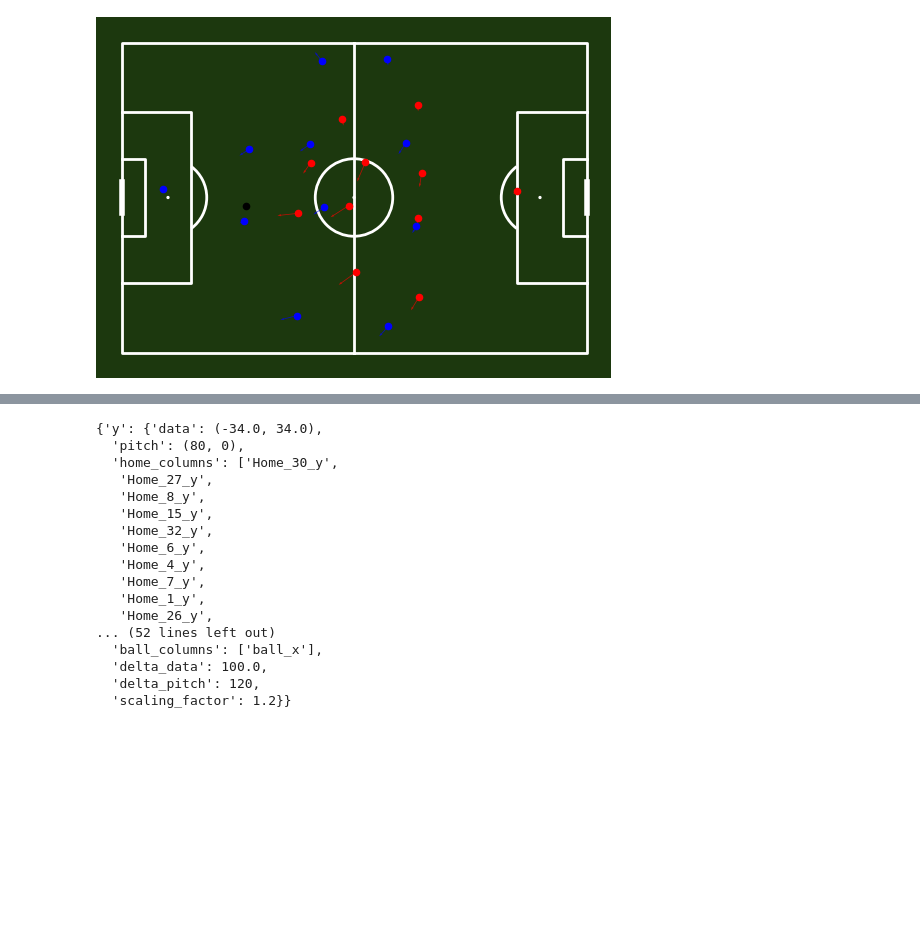
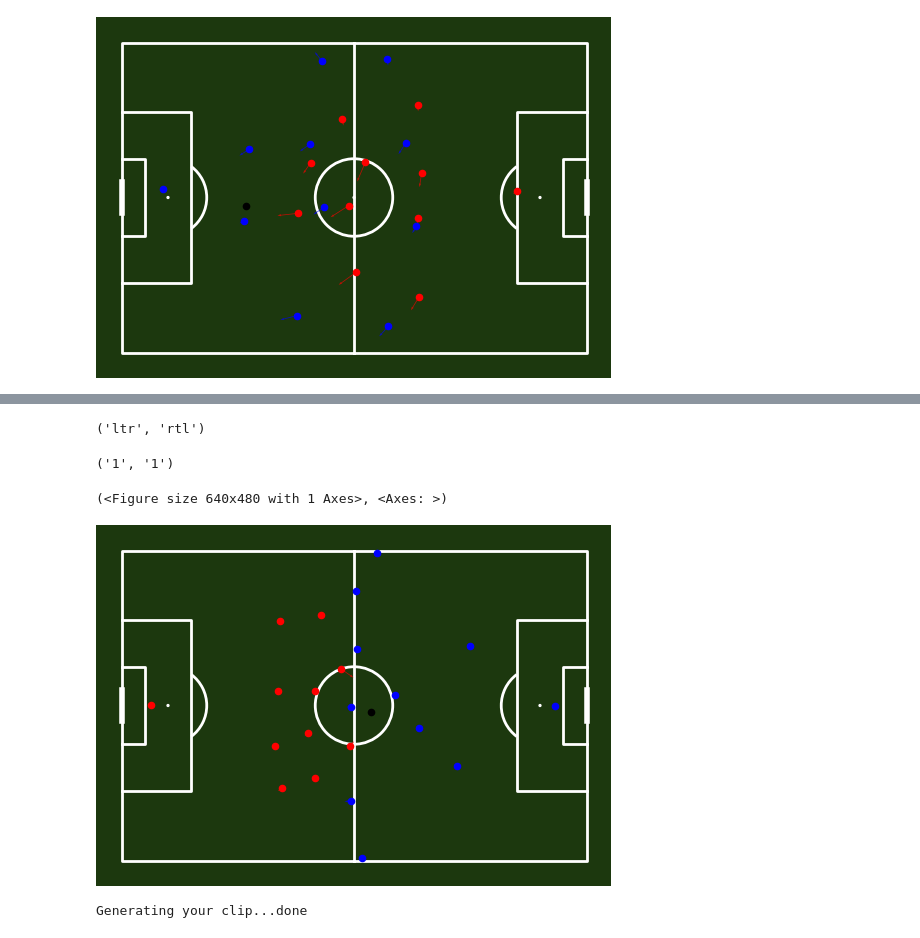
Before and after one commit to DavidB1999/My_Football_Analytics, a Jupyter notebook: Position_data/tracking_data.ipynb, the cells around one changed output, grey strips where cells are left out. Saved outputs shown, nothing was run; the diff lists cells and outputs as text; code cells hidden in the pictures; blank space fills up the shorter version.

```diff
--- a/Position_data/tracking_data.ipynb
+++ b/Position_data/tracking_data.ipynb
@@ -110,20 +111,17 @@ td_object_dfl.data
-# %%
-td_object_dfl.dimensions
-# %% [output]
-{'y': {'data': (-34.0, 34.0),
-  'pitch': (80, 0),
-  'home_columns': ['Home_30_y',
-   'Home_27_y',
-   'Home_8_y',
-   'Home_15_y',
-   'Home_32_y',
-   'Home_6_y',
-   'Home_4_y',
-   'Home_7_y',
-   'Home_1_y',
-   'Home_26_y',
-... (52 lines left out)
-  'ball_columns': ['ball_x'],
-  'delta_data': 100.0,
-  'delta_pitch': 120,
-  'scaling_factor': 1.2}}
+# %%
+td_object_dfl.playing_direction_home, td_object_dfl.playing_direction_away
+# %% [output]
+('ltr', 'rtl')
+# %%
+td_object_dfl.Home_GK, td_object_dfl.Away_GK
+# %% [output]
+('1', '1')
+# %%
+td_object_dfl.plot_players(frame=10, velocities=True)
+# %% [output]
+(<Figure size 640x480 with 1 Axes>, <Axes: >)
+[figure, added]
+# %%
+td_object_dfl.animation_clip(frames=(51, 150), fname='dfl_clip', velocities=True)
+# %% [output]
+Generating your clip...done
```
Also changed, not shown: parts of 6 cells of this notebook, 3 other files.
